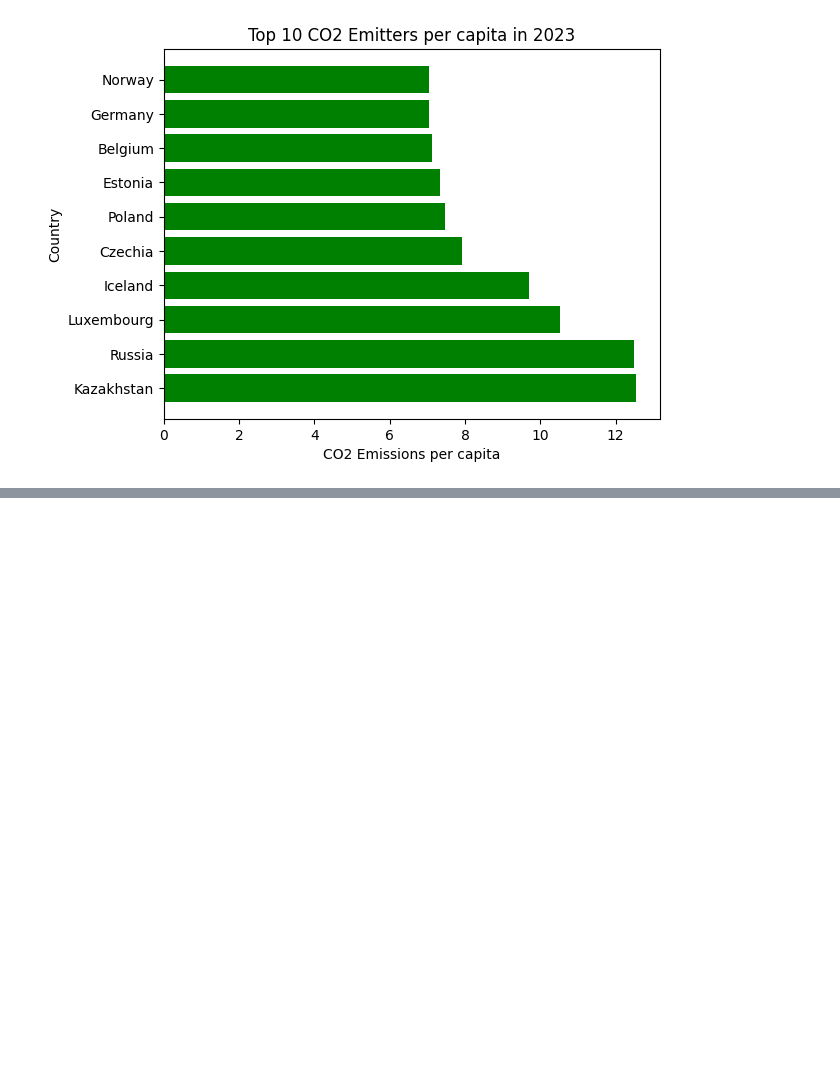
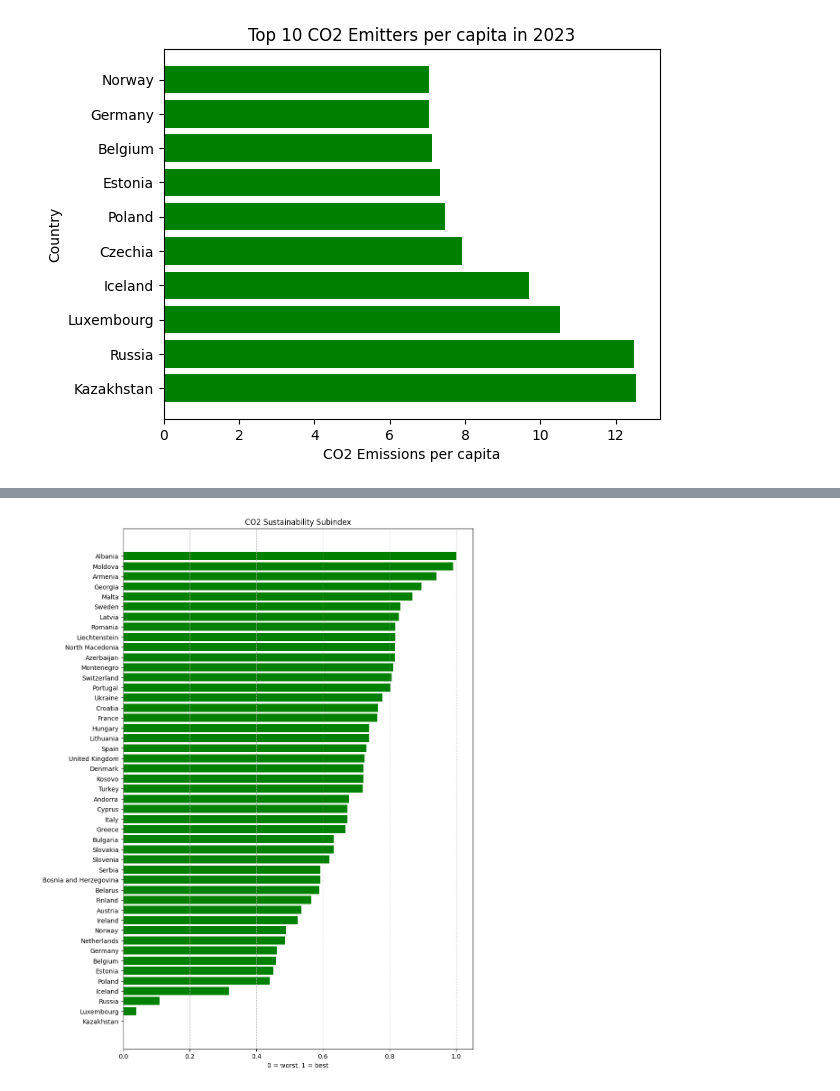
Before and after one commit to mircog991/green-index, a Jupyter notebook: analysis/co2data-analysis.ipynb, the cells around one changed output, grey strips where cells are left out. Cells and saved outputs as stored; diff of their text form; code cells hidden in the pictures; blank space fills up the shorter version.

Commit message:
subindex for co2 and forest area

```diff
--- a/analysis/co2data-analysis.ipynb
+++ b/analysis/co2data-analysis.ipynb
@@ -200,3 +198,17 @@ plt.show()
 89      Germany           7.051
 179      Norway           7.048
 [figure]
+# %%
+# CO2 sustainability score - lower emissions per capita -> better sustainability (CO2 per capita)
+
+# Group by country and calculate the average CO2 per capita over all years
+avg_co2_per_country = filtered_df_w_dropped_countries.groupby('country')['co2_per_capita'].mean().reset_index()
+
+#  Normalize the average values (0 = worst, 1 = best)
+max_val = avg_co2_per_country['co2_per_capita'].max()
+min_val = avg_co2_per_country['co2_per_capita'].min()
+
+avg_co2_per_country['co2_subindex'] = (max_val - avg_co2_per_country['co2_per_capita']) / (max_val - min_val)
+
+# Sort
+avg_co2_per_country.sort_values(by='co2_subindex', ascending=False)
@@ -202,0 +236,12 @@ plt.show()
+# %%
+# Plot
+avg_co2_per_country = avg_co2_per_country.sort_values(by='co2_subindex')
+
+plt.figure(figsize=(10, 15))
+plt.barh(avg_co2_per_country['country'], avg_co2_per_country['co2_subindex'], color='green')
+plt.xlabel('0 = worst, 1 = best')
+plt.title('CO2 Sustainability Subindex')
+plt.grid(axis='x', linestyle='--', alpha=0.7)
+plt.show()
+# %% [output]
+[figure, added]
```
Also changed, not shown: parts of 13 cells of this notebook, 5 other files.
